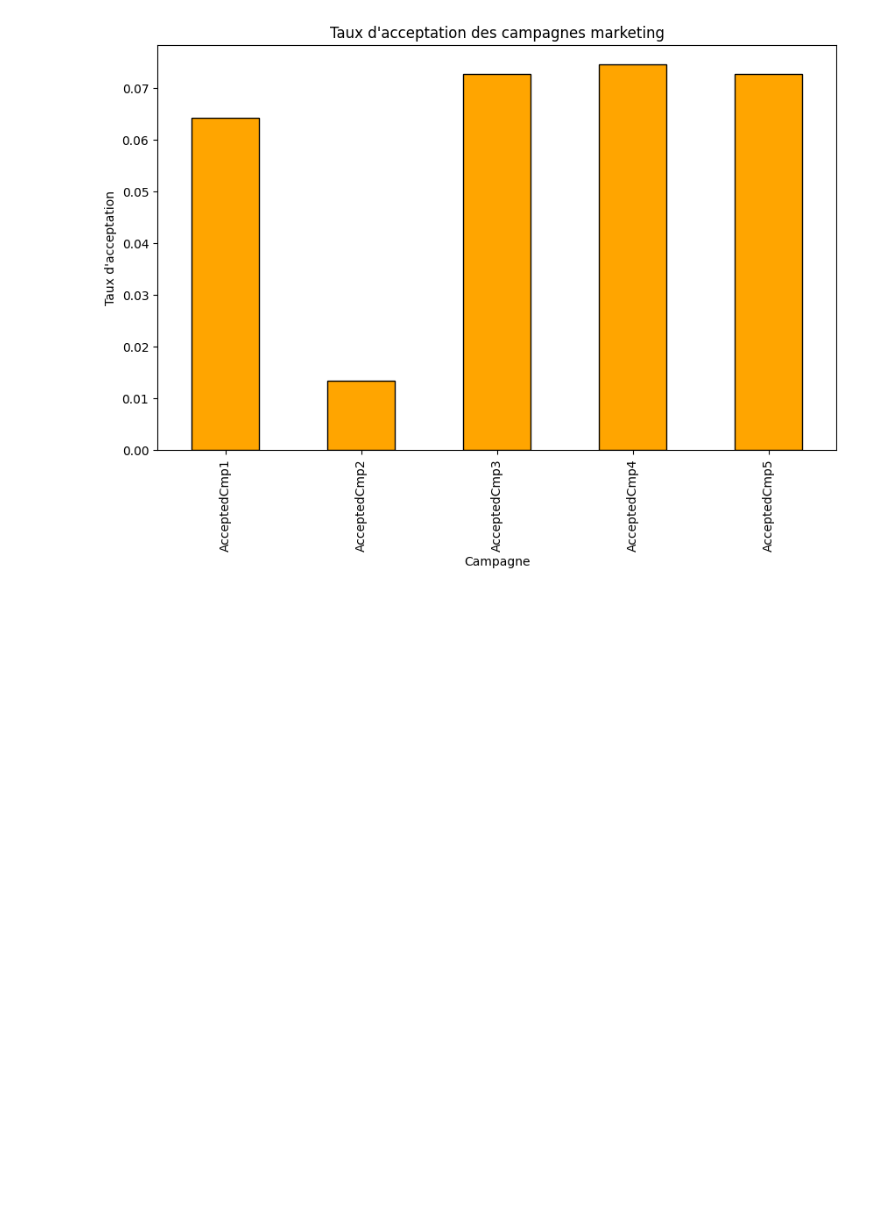
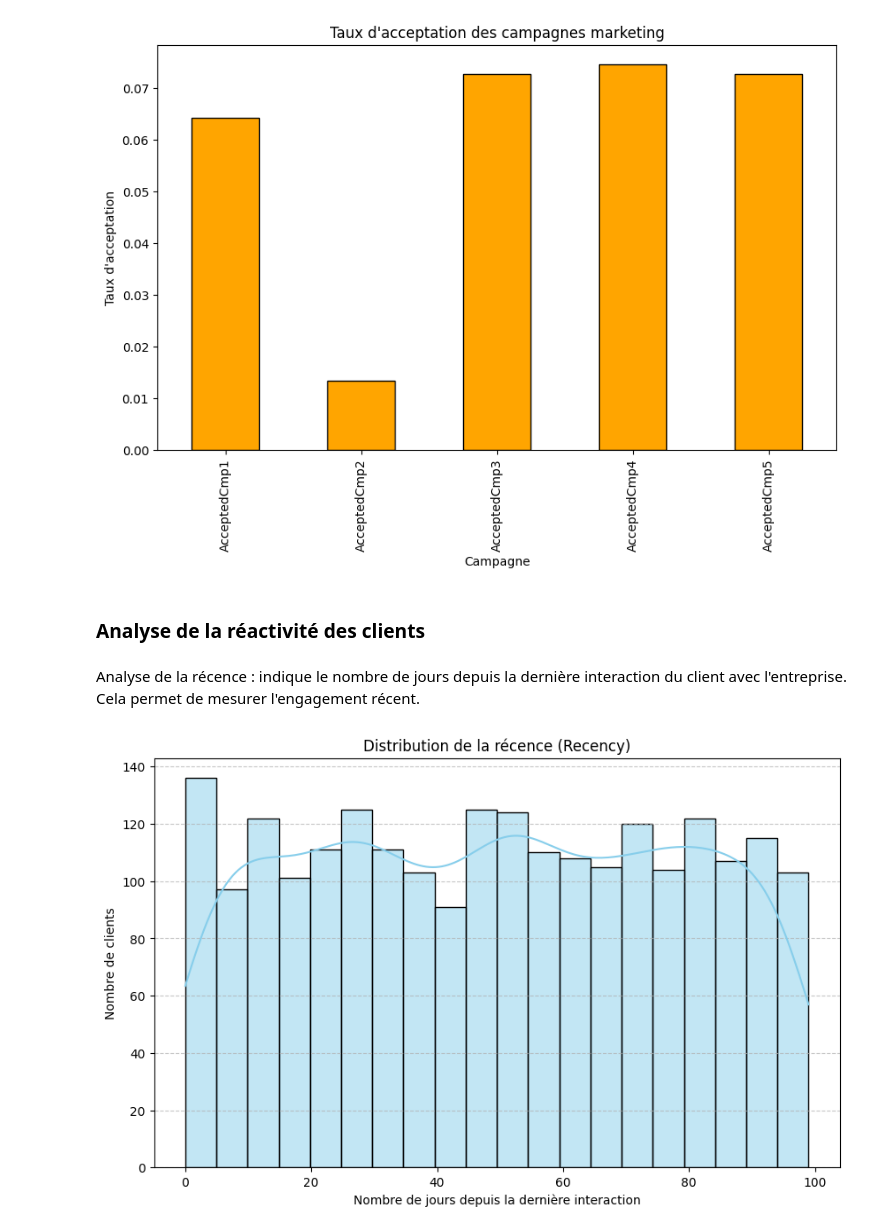
Before and after one commit to NdongoMamoudou/analyse-donnees-fraude-marketing, a Jupyter notebook: notebook/AnalyseDesCampagnesMarketing.ipynb, the cells around one changed output. Drawn from its saved outputs; the diff is of its cells as text; code cells hidden in the pictures; blank space fills up the shorter version.

Commit message:
analyse en profondeur pour voir les colonne les plus pertinant pour la presduction

```diff
--- a/notebook/AnalyseDesCampagnesMarketing.ipynb
+++ b/notebook/AnalyseDesCampagnesMarketing.ipynb
@@ -351,3 +352,18 @@ plt.ylabel("Taux d'acceptation")
 plt.show()
 # %% [output]
 [figure]
+# %% [markdown]
+### Analyse de la réactivité des clients
+# %% [markdown]
+Analyse de la récence : indique le nombre de jours depuis la dernière interaction du client avec l'entreprise. Cela permet de mesurer l'engagement récent.
+# %%
+# Histogramme de la récence
+plt.figure(figsize=(10, 6))
+sns.histplot(df['Recency'], bins=20, kde=True, color='skyblue', edgecolor='black')
+plt.title("Distribution de la récence (Recency)")
+plt.xlabel("Nombre de jours depuis la dernière interaction")
+plt.ylabel("Nombre de clients")
+plt.grid(axis='y', linestyle='--', alpha=0.7)
+plt.show()
+# %% [output]
+[figure, added]
```
Also changed, not shown: parts of 4 cells of this notebook.
